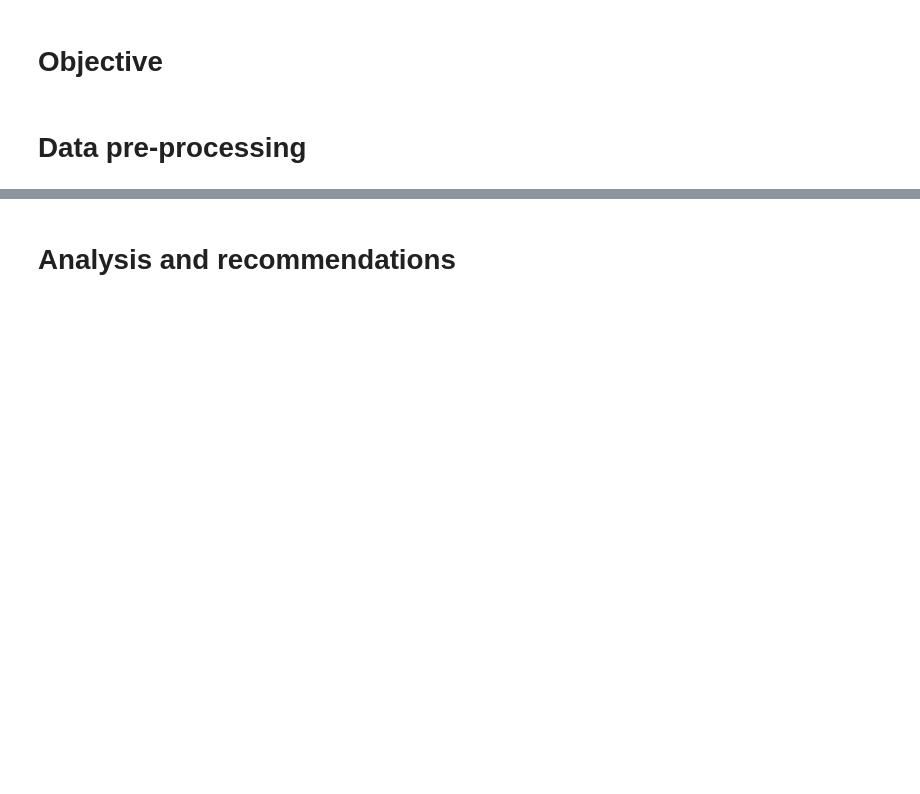
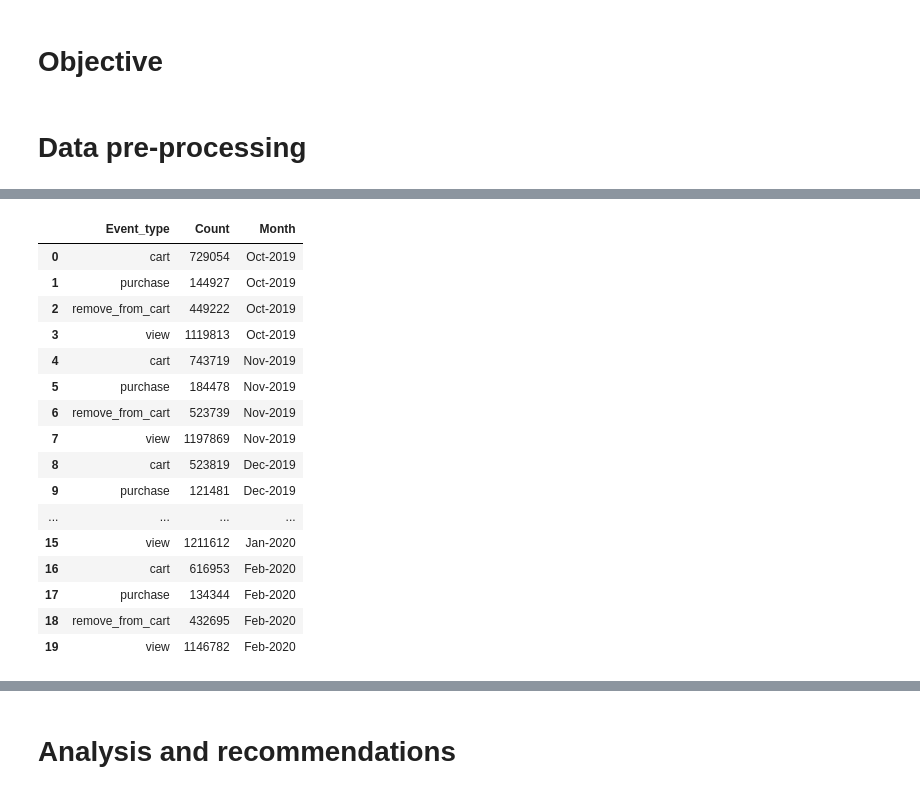
Before and after one commit to rksin8/customer_analysis, a Jupyter notebook: Customer Analysis for Ecommerce.ipynb, the cells around one changed output, grey strips where cells are left out. Cells and saved outputs as stored; diff of their text form; code cells hidden in the pictures; blank space fills up the shorter version.

```diff
--- a/Customer Analysis for Ecommerce.ipynb
+++ b/Customer Analysis for Ecommerce.ipynb
@@ -56,0 +213,3 @@ df.head()
+# %%
+t2 = process(dfnov, "Nov-2019")
+t2
@@ -56,0 +222,30 @@ df.head()
+# %%
+dfdec = df_dec_cleaned.groupby('event_type')['event_type'].count()
+dfjan = df_jan_cleaned.groupby('event_type')['event_type'].count()
+dffeb = df_feb_cleaned.groupby('event_type')['event_type'].count()
+# %%
+t3 = process(dfdec, "Dec-2019")
+t4 = process(dfjan, "Jan-2020")
+t5 = process(dffeb, "Feb-2020")
+# %%
+trend = pd.concat([t1,t2,t3,t4,t5], ignore_index=True)
+# %%
+trend
+# %% [output]
+|  | Event_type | Count | Month |
+| 0 | cart | 729054 | Oct-2019 |
+| 1 | purchase | 144927 | Oct-2019 |
+| 2 | remove_from_cart | 449222 | Oct-2019 |
+| 3 | view | 1119813 | Oct-2019 |
+| 4 | cart | 743719 | Nov-2019 |
+| 5 | purchase | 184478 | Nov-2019 |
+| 6 | remove_from_cart | 523739 | Nov-2019 |
+| 7 | view | 1197869 | Nov-2019 |
+| 8 | cart | 523819 | Dec-2019 |
+| 9 | purchase | 121481 | Dec-2019 |
+| ... | ... | ... | ... |
+| 15 | view | 1211612 | Jan-2020 |
+| 16 | cart | 616953 | Feb-2020 |
+| 17 | purchase | 134344 | Feb-2020 |
+| 18 | remove_from_cart | 432695 | Feb-2020 |
+| 19 | view | 1146782 | Feb-2020 |
```
Also changed, not shown: parts of 128 cells of this notebook.
